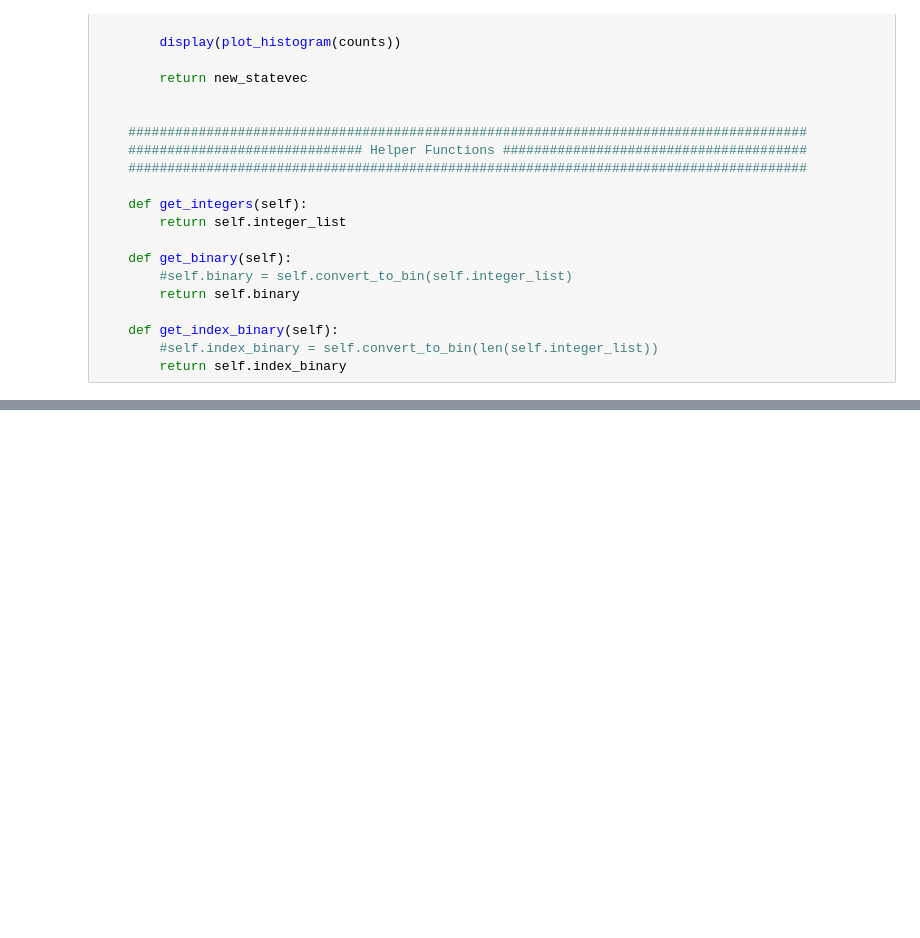
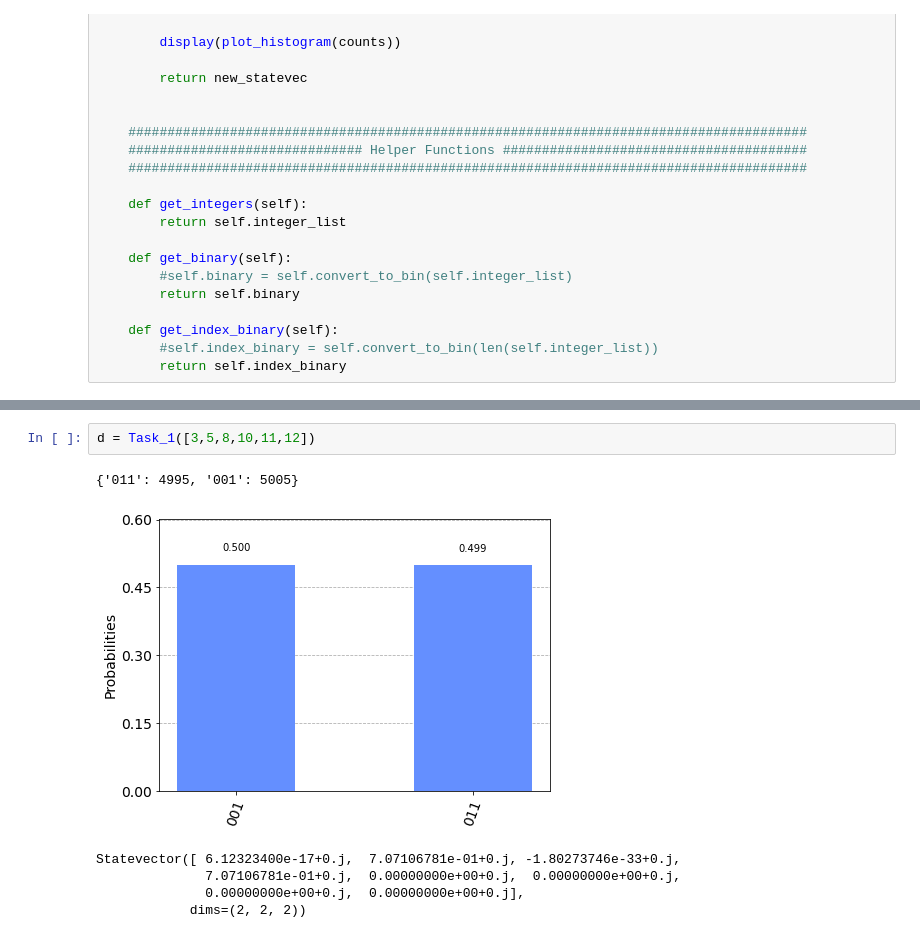
Before and after one commit to gaurav-iiser/qosf_task1, a Jupyter notebook: qosf_task1.ipynb, the cells around one changed output, grey strips where cells are left out. Drawn from its saved outputs; the diff is of its cells as text; blank space fills up the shorter version.

Commit message:
qosf Task 1 code. Also includes result of two lists.

```diff
--- a/qosf_task1.ipynb
+++ b/qosf_task1.ipynb
@@ -295,3 +295,12 @@ c = Task_1([1,5,7,10])
 Statevector([6.12323400e-17+0.j, 7.07106781e-01+0.j, 1.73706117e-33+0.j,
              7.07106781e-01+0.j],
             dims=(2, 2))
+# %%
+d = Task_1([3,5,8,10,11,12])
+# %% [output]
+{'011': 4995, '001': 5005}
+[figure, added]
+Statevector([ 6.12323400e-17+0.j,  7.07106781e-01+0.j, -1.80273746e-33+0.j,
+              7.07106781e-01+0.j,  0.00000000e+00+0.j,  0.00000000e+00+0.j,
+              0.00000000e+00+0.j,  0.00000000e+00+0.j],
+            dims=(2, 2, 2))
```
Also changed, not shown: parts of 3 cells of this notebook.
